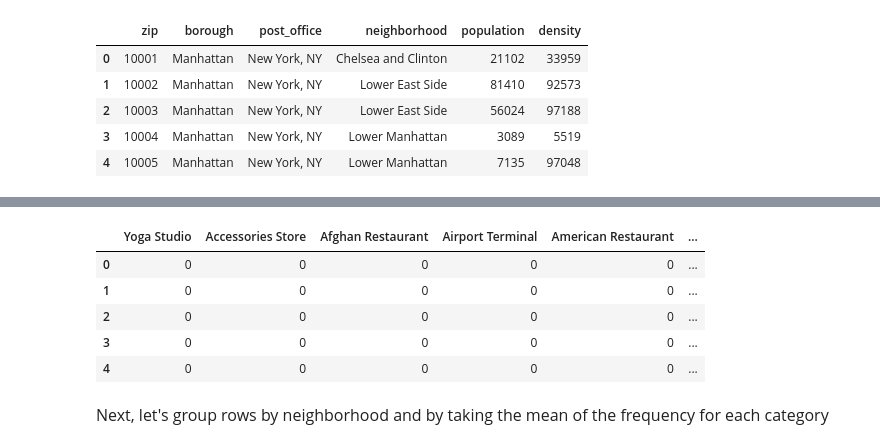
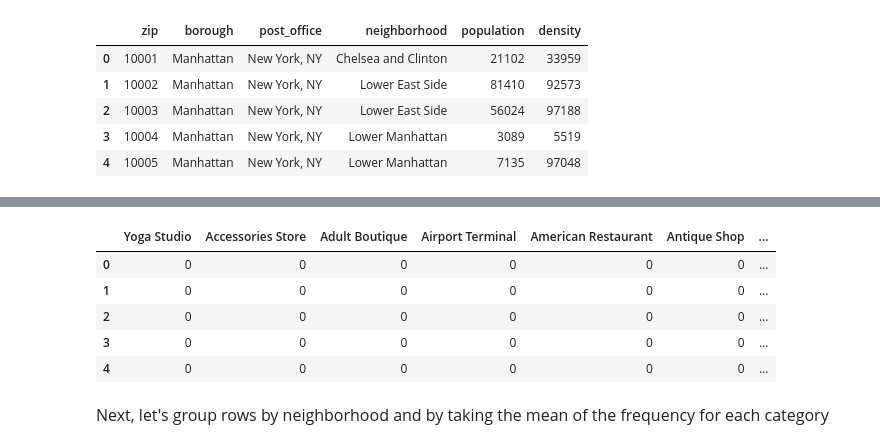
Before and after one commit to Tatenda23/Cousera_Capstone, a Jupyter notebook: Cousera_Capstone-Battle of Neighborhoods.ipynb, the cells around one changed output, grey strips where cells are left out. Drawn from its saved outputs; the diff is of its cells as text; code cells hidden in the pictures.

```diff
--- a/Cousera_Capstone-Battle of Neighborhoods.ipynb
+++ b/Cousera_Capstone-Battle of Neighborhoods.ipynb
@@ -111,6 +183,6 @@ Name: 139, dtype: object
 # %%
-#extracting Queens data only
-queens_data = new_york[new_york['Borough'] == 'Queens'].reset_index(drop=True)
-queens_data.head()
+#extracting Brooklyndata only
+brooklyn_data = new_york[new_york['Borough'] == 'Brooklyn'].reset_index(drop=True)
+brooklyn_data.head()
 # %% [output]
 |  | Borough | Neighborhood | Latitude | Longitude |
@@ -124,9 +194,9 @@ queens_data.head()
 # %%
-address = 'Queens, NY'
+address = 'Brooklyn, NY'
 
 geolocator = Nominatim(user_agent="ny_explorer")
 location = geolocator.geocode(address)
 latitude = location.latitude
 longitude = location.longitude
-print('The geograpical coordinate of Queens are {}, {}.'.format(latitude, longitude))
+print('The geograpical coordinate of Brooklyn are {}, {}.'.format(latitude, longitude))
 # %% [output]
@@ -255,8 +325,8 @@ def getNearbyVenues(names, latitudes, longitudes, radius=500):
 
     return(nearby_venues)
 # %%
-queens_venues = getNearbyVenues(names=queens_data['Neighborhood'],
-                                   latitudes=queens_data['Latitude'],
-                                   longitudes=queens_data['Longitude']
+brooklyn_venues = getNearbyVenues(names=brooklyn_data['Neighborhood'],
+                                   latitudes=brooklyn_data['Latitude'],
+                                   longitudes=brooklyn_data['Longitude']
                                   )
 # %%
@@ -302,21 +378,21 @@ There are 270 uniques categories.
 # %%
 # one hot encoding
-queens_onehot = pd.get_dummies(queens_venues[['Venue Category']], prefix="", prefix_sep="")
+brooklyn_onehot = pd.get_dummies(brooklyn_venues[['Venue Category']], prefix="", prefix_sep="")
 
 # add neighborhood column back to dataframe
-queens_onehot['Neighborhood'] = queens_venues['Neighborhood']
+brooklyn_onehot['Neighborhood'] = brooklyn_venues['Neighborhood']
 
 # move neighborhood column to the first column
-fixed_columns = [queens_onehot.columns[-1]] + list(queens_onehot.columns[:-1])
-queens_onehot = queens_onehot[fixed_columns]
+fixed_columns = [brooklyn_onehot.columns[-1]] + list(brooklyn_onehot.columns[:-1])
+brooklyn_onehot = brooklyn_onehot[fixed_columns]
 
-queens_onehot.head()
+brooklyn_onehot.head()
 # %% [output]
-|  | Yoga Studio | Accessories Store | Afghan Restaurant | Airport Terminal | American Restaurant | ... |
-| 0 | 0 | 0 | 0 | 0 | 0 | ... |
-| 1 | 0 | 0 | 0 | 0 | 0 | ... |
-| 2 | 0 | 0 | 0 | 0 | 0 | ... |
-| 3 | 0 | 0 | 0 | 0 | 0 | ... |
-| 4 | 0 | 0 | 0 | 0 | 0 | ... |
+|  | Yoga Studio | Accessories Store | Adult Boutique | Airport Terminal | American Restaurant | Antique Shop | ... |
+| 0 | 0 | 0 | 0 | 0 | 0 | 0 | ... |
+| 1 | 0 | 0 | 0 | 0 | 0 | 0 | ... |
+| 2 | 0 | 0 | 0 | 0 | 0 | 0 | ... |
+| 3 | 0 | 0 | 0 | 0 | 0 | 0 | ... |
+| 4 | 0 | 0 | 0 | 0 | 0 | 0 | ... |
 # %% [markdown]
 <font size="3">Next, let's group rows by neighborhood and by taking the mean of the frequency for each category</font>
```
Also changed, not shown: parts of 122 cells of this notebook, 2 other files.
